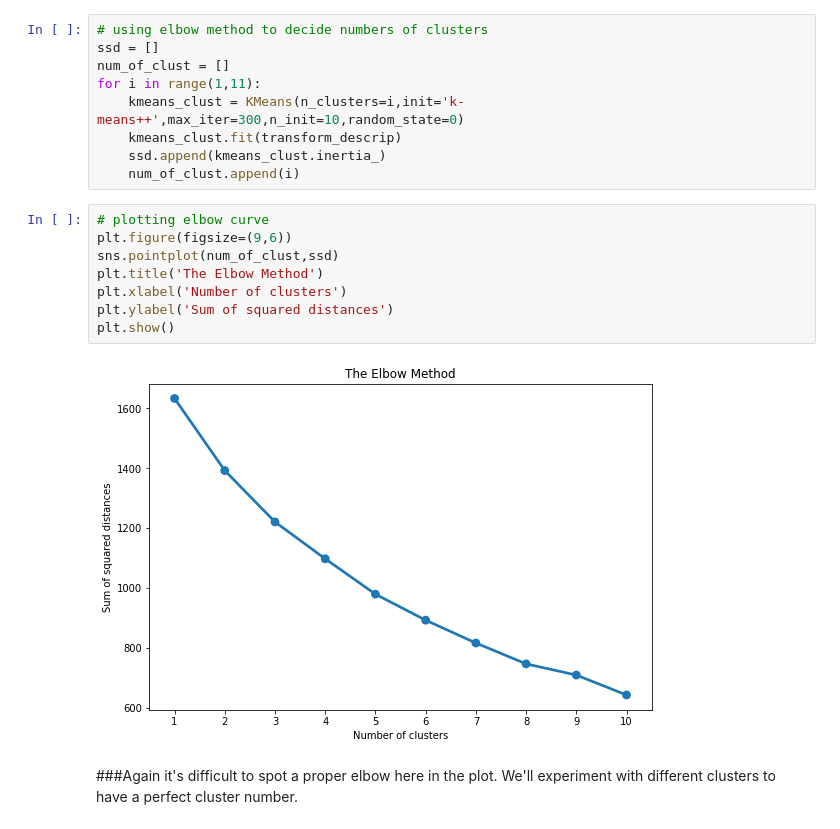
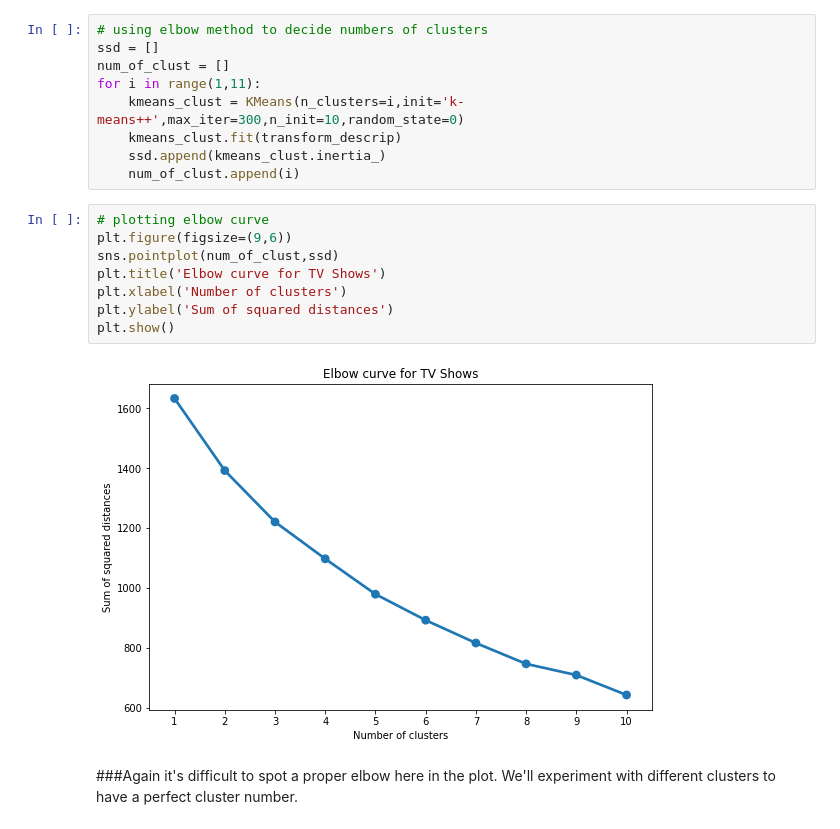
Before and after one commit to tanay47/Netflix-Movie-and-TV-Shows-Clustering, a Jupyter notebook: NETFLIX_MOVIES_AND_TV_SHOWS_CLUSTERING.ipynb, the cells around one changed output. Cells and saved outputs as stored; diff of their text form.

```diff
--- a/NETFLIX_MOVIES_AND_TV_SHOWS_CLUSTERING.ipynb
+++ b/NETFLIX_MOVIES_AND_TV_SHOWS_CLUSTERING.ipynb
@@ -597,13 +610,13 @@ for i in range(1,11):
 # %%
 # plotting elbow curve
 plt.figure(figsize=(9,6))
 sns.pointplot(num_of_clust,ssd)
-plt.title('The Elbow Method')
+plt.title('Elbow curve for TV Shows')
 plt.xlabel('Number of clusters')
 plt.ylabel('Sum of squared distances')
 plt.show()
 # %% [output]
-[figure, old version]
+[figure, new version]
 # %% [markdown]
 ###Again it's difficult to spot a proper elbow here in the plot. We'll experiment with different clusters to have a perfect cluster number.
 # %% [markdown]
```
Also changed, not shown: parts of 13 cells of this notebook.
